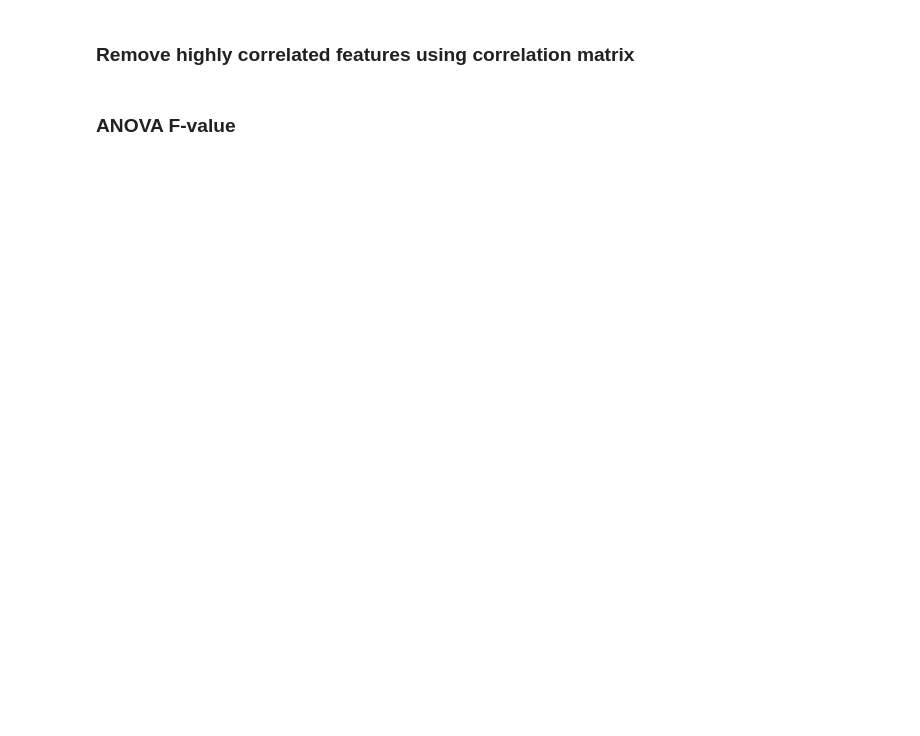
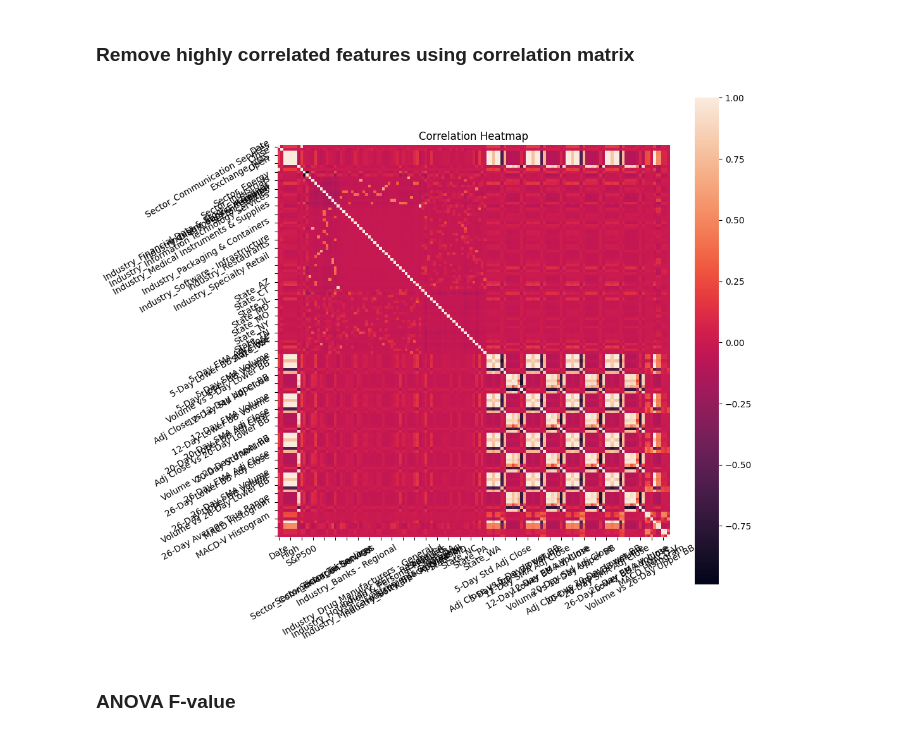
Before and after one commit to ed-churchill/ibm-ml-certificate, a Jupyter notebook: ibm-classification-feature-selection.ipynb, the cells around one changed output. Saved outputs shown, nothing was run; the diff lists cells and outputs as text; code cells hidden in the pictures; blank space fills up the shorter version.

Commit message:
Kaggle Notebook | IBM Classification: Feature Selection | Version 3

```diff
--- a/ibm-classification-feature-selection.ipynb
+++ b/ibm-classification-feature-selection.ipynb
@@ -29,0 +61,7 @@ Filter methods are generally used as a preprocessing step. The selection of feat
+# %%
+# Check if any features have 0 variance
+from sklearn.feature_selection import VarianceThreshold
+zero_threshold = VarianceThreshold(threshold=0)
+zero_threshold.fit(X_train)
+num_constant_features = len(X_train.columns) - sum(zero_threshold.get_support())
+print(f"There are {num_constant_features} constant features")
@@ -29,0 +70,15 @@ Filter methods are generally used as a preprocessing step. The selection of feat
+# %%
+# Find 'almost' constant features
+almost_constant_threshold = VarianceThreshold(threshold=0.01)
+almost_constant_threshold.fit(X_train)
+num_almost_constant_features = len(X_train.columns) - sum(almost_constant_threshold.get_support())
+print(f"There are {num_almost_constant_features} almost constant features")
+print([c for c in X_train.columns if c not in X_train.columns[almost_constant_threshold.get_support()]])
+
+# Remove 'almost constant' features
+X_train = pd.DataFrame(almost_constant_threshold.transform(X_train), columns=X_train.columns[almost_constant_threshold.get_support()])
+X_test = pd.DataFrame(almost_constant_threshold.transform(X_test), columns=X_test.columns[almost_constant_threshold.get_support()])
+
+# Check shapes to ensure features have been removed
+print(f"X_train: {X_train.shape}")
+print(f"X_test: {X_test.shape}")
@@ -30,2 +108,17 @@ Filter methods are generally used as a preprocessing step. The selection of feat
 # %% [markdown]
 ### Remove highly correlated features using correlation matrix
+# %%
+# Create correlation matrix of remaining features
+corr_matrix = X_train.corr()
+
+# Create correlation heatmap
+import matplotlib.pyplot as plt
+import seaborn as sns
+plt.figure(figsize=(10,10))
+plt.title('Correlation Heatmap')
+a = sns.heatmap(corr_matrix, square=True, fmt='.2f', linecolor='black')
+a.set_xticklabels(a.get_xticklabels(), rotation=30)
+a.set_yticklabels(a.get_yticklabels(), rotation=30)
+plt.show()
+# %% [output]
+[figure, added]
```
Also changed, not shown: parts of 9 cells of this notebook.
